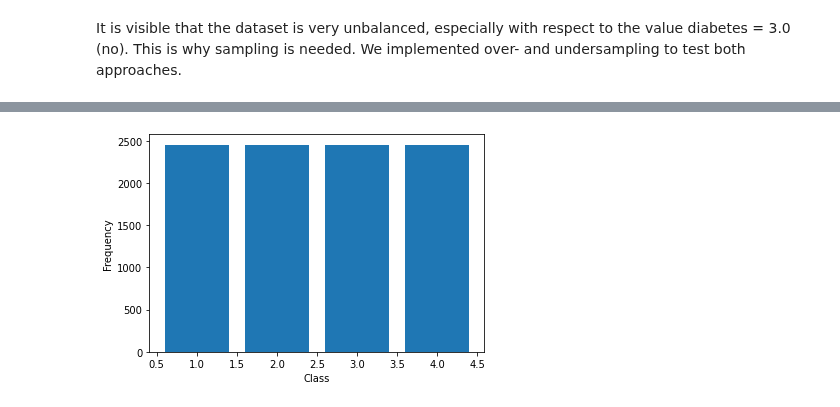
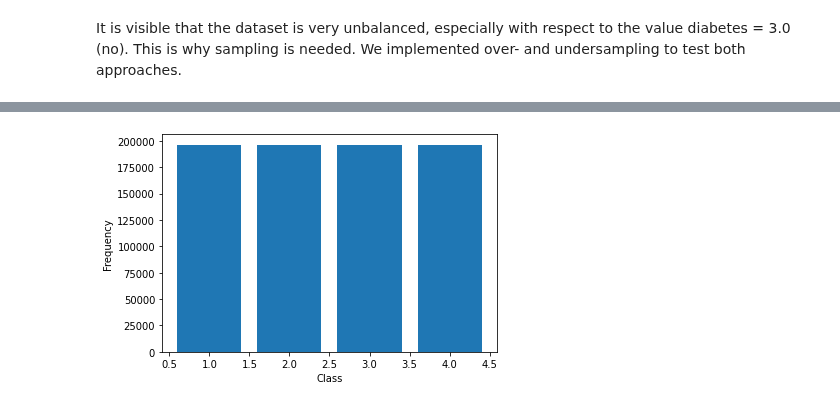
Before and after one commit to medplot/data-mining-project, a Jupyter notebook: jupyter_notebooks/preprocessing.ipynb, the cells around one changed output, grey strips where cells are left out. Saved outputs shown, nothing was run; the diff lists cells and outputs as text; code cells hidden in the pictures.

Commit message:
fix train/test splits & sampling

```diff
--- a/jupyter_notebooks/preprocessing.ipynb
+++ b/jupyter_notebooks/preprocessing.ipynb
@@ -222,5 +225,18 @@ plot_class_frequencies(target)
-# %%
-dataset, target = get_preprocessed_brfss_dataset_label_encoded_undersampled()
-plot_class_frequencies(target)
-# %% [output]
-[figure, removed]
+# %%
+def get_preprocessed_brfss_dataset_label_encoded_train_test_split_oversampled() \
+        -> Tuple[DataFrame, DataFrame, DataFrame, DataFrame]:
+    data_train, data_test, target_train, target_test = get_preprocessed_brfss_dataset_label_encoded_train_test_split()
+    data_train, target_train = oversample_dataset(data_train, target_train)
+    return data_train, data_test, target_train, target_test
+
+
+def get_preprocessed_brfss_dataset_label_encoded_train_test_split_undersampled() \
+        -> Tuple[DataFrame, DataFrame, DataFrame, DataFrame]:
+    data_train, data_test, target_train, target_test = get_preprocessed_brfss_dataset_label_encoded_train_test_split()
+    data_train, target_train = undersample_dataset(data_train, target_train)
+    return data_train, data_test, target_train, target_test
+# %%
+data_train, data_test, target_train, target_test = get_preprocessed_brfss_dataset_label_encoded_train_test_split_oversampled()
+plot_class_frequencies(target_train)
+# %% [output]
+[figure, added]
```
Also changed, not shown: parts of 9 cells of this notebook, 5 other files.
